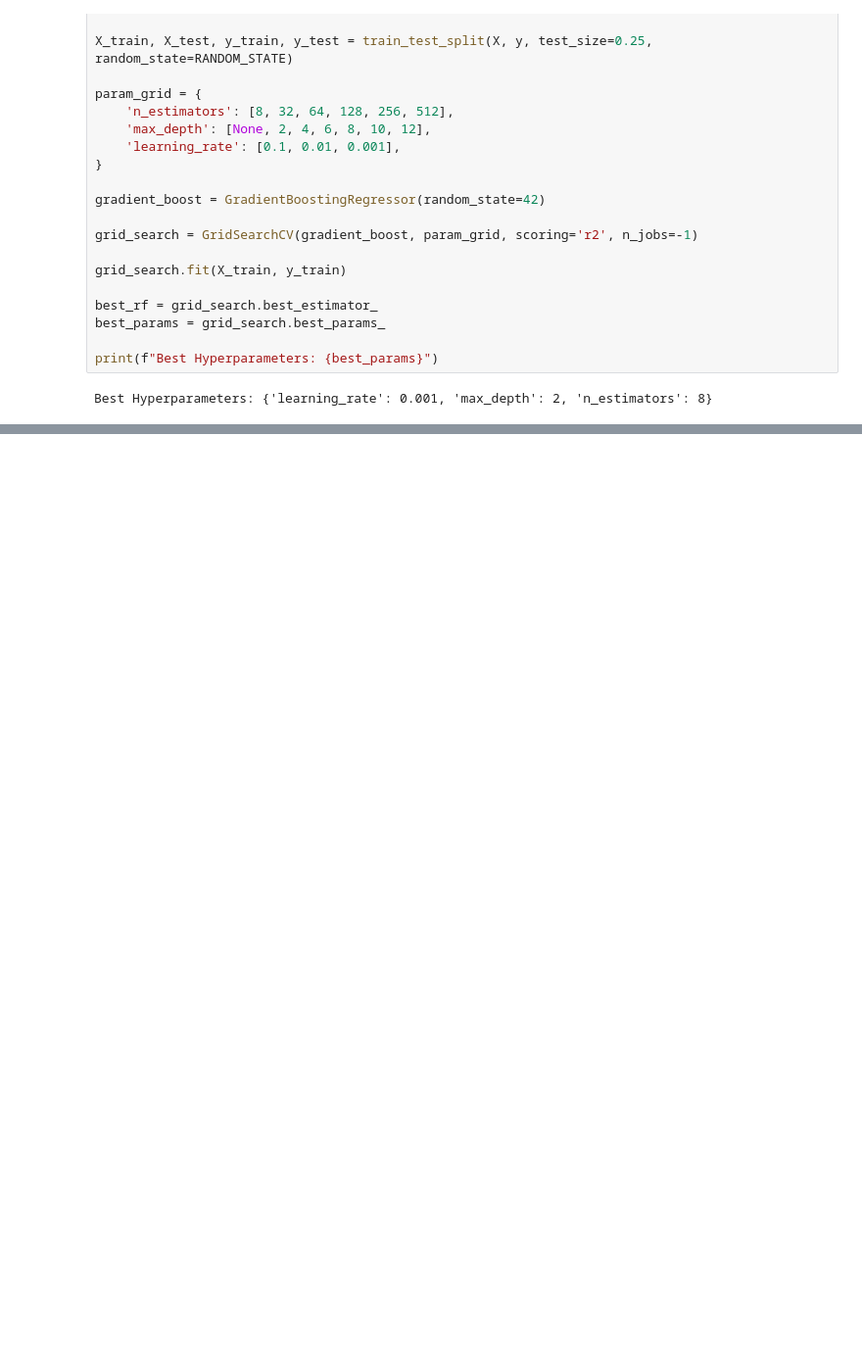
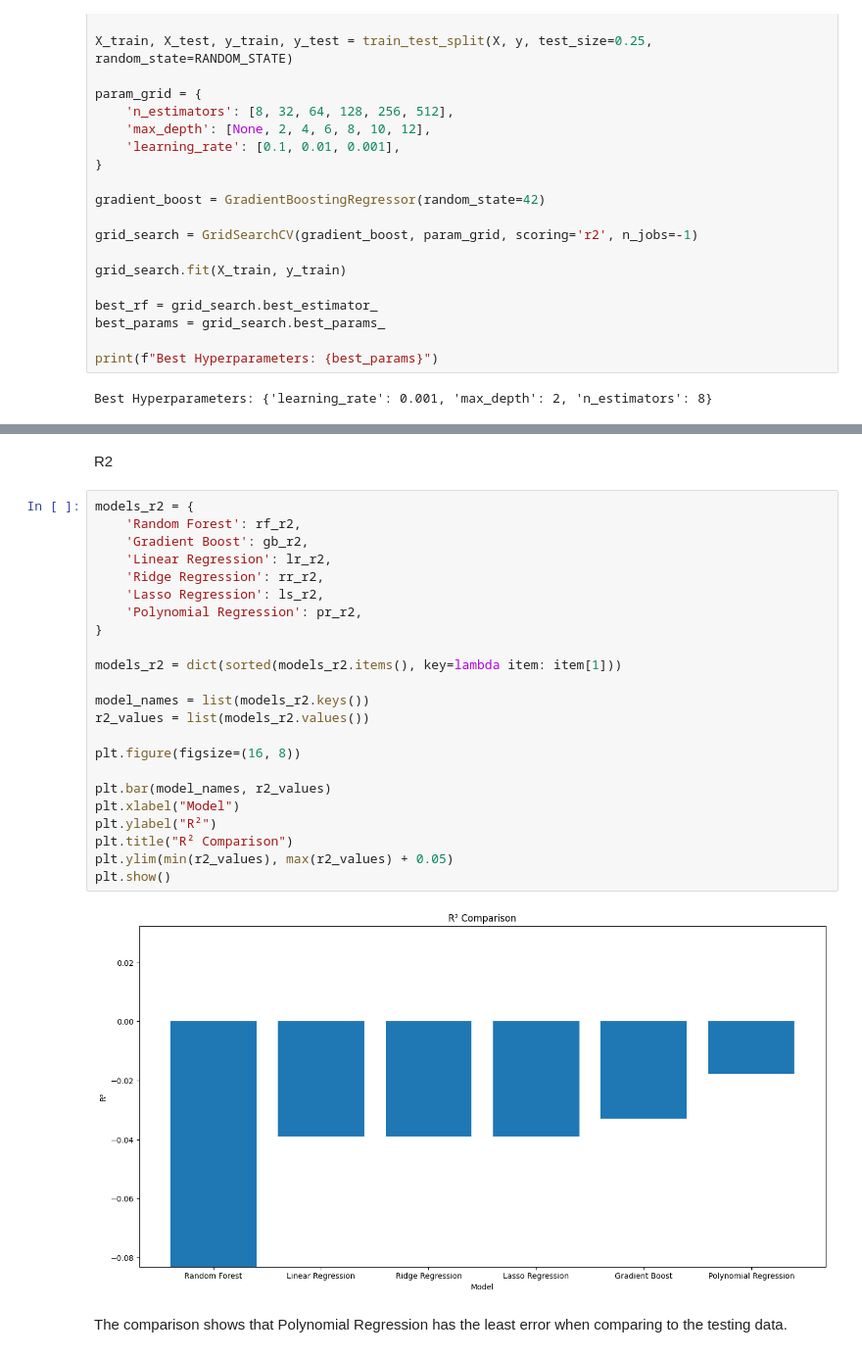
Before and after one commit to deeckn/bitcoin-predictions, a Jupyter notebook: main.ipynb, the cells around one changed output, grey strips where cells are left out. Shown at 98% size. Drawn from its saved outputs; the diff is of its cells as text; blank space fills up the shorter version.

```diff
--- a/main.ipynb
+++ b/main.ipynb
@@ -486,0 +538,29 @@ array([23613.62059359, 23613.62059359])
+# %% [markdown]
+R2
+# %%
+models_r2 = {
+    'Random Forest': rf_r2,
+    'Gradient Boost': gb_r2,
+    'Linear Regression': lr_r2,
+    'Ridge Regression': rr_r2,
+    'Lasso Regression': ls_r2,
+    'Polynomial Regression': pr_r2,
+}
+
+models_r2 = dict(sorted(models_r2.items(), key=lambda item: item[1]))
+
+model_names = list(models_r2.keys())
+r2_values = list(models_r2.values())
+
+plt.figure(figsize=(16, 8))
+
+plt.bar(model_names, r2_values)
+plt.xlabel("Model")
+plt.ylabel("R²")
+plt.title("R² Comparison")
+plt.ylim(min(r2_values), max(r2_values) + 0.05)
+plt.show()
+# %% [output]
+[figure, added]
+# %% [markdown]
+The comparison shows that Polynomial Regression has the least error when comparing to the testing data.
```
Also changed, not shown: parts of 26 cells of this notebook.
